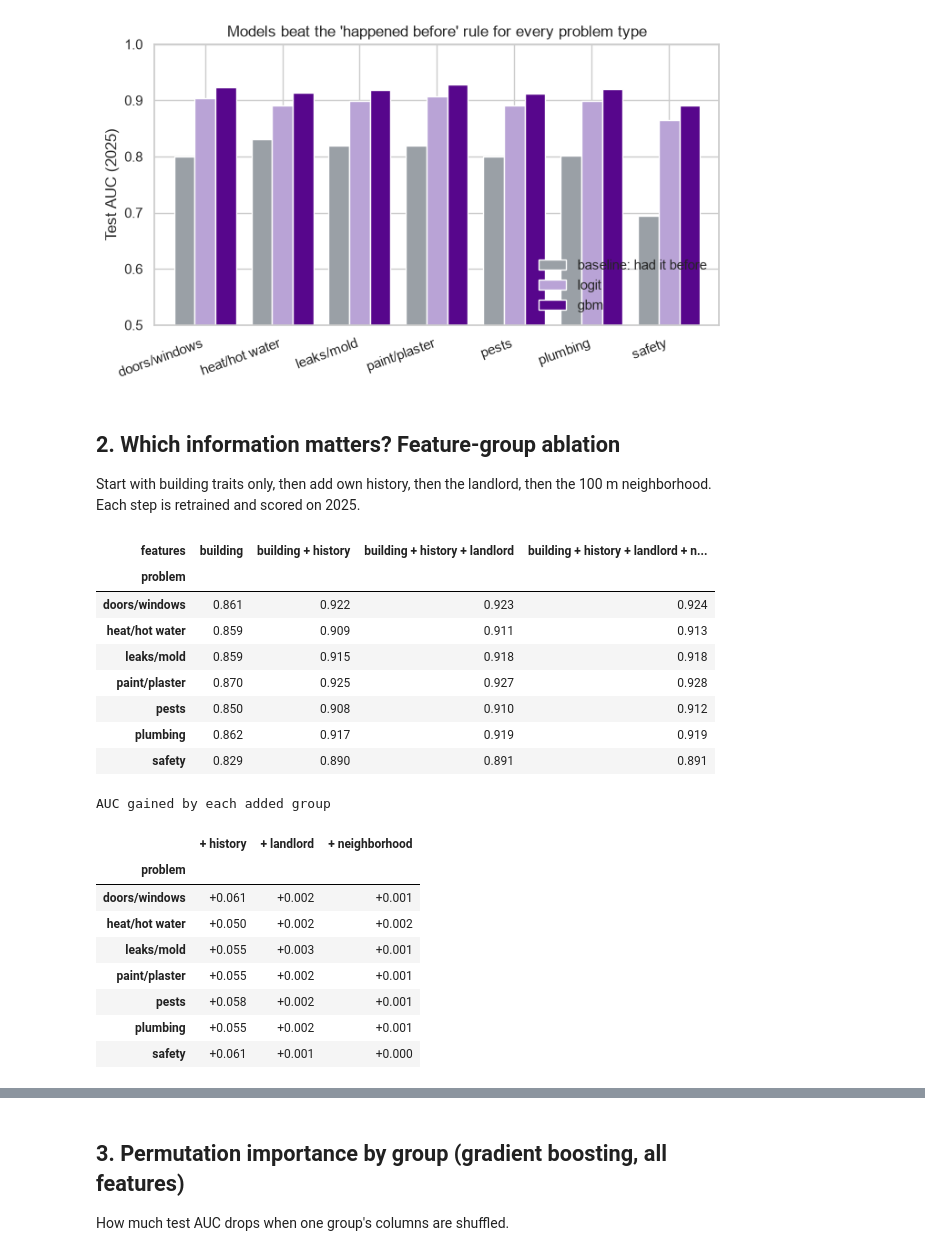
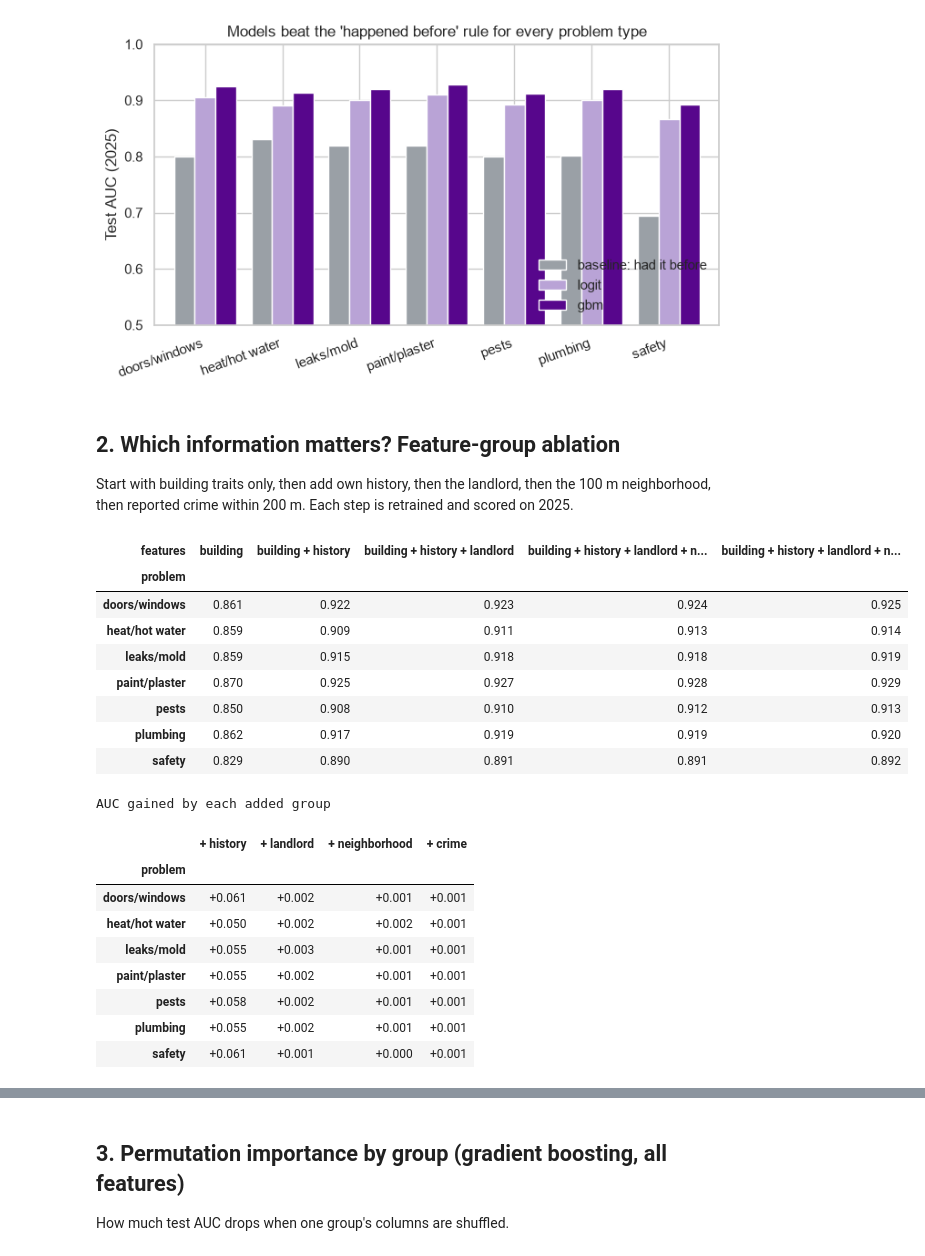
Before and after one commit to Desaiadi/TEAM-BUTA, a Jupyter notebook: know-before-you-rent/notebooks/rent_10_model.ipynb, the cells around one changed output, grey strips where cells are left out. Drawn from its saved outputs; the diff is of its cells as text; code cells hidden in the pictures.

Commit message:
Add crime-within-200 m features and retrain models

```diff
--- a/know-before-you-rent/notebooks/rent_10_model.ipynb
+++ b/know-before-you-rent/notebooks/rent_10_model.ipynb
@@ -73,35 +73,35 @@ save(fig, "rent10a_model_comparison")
 [figure]
 # %% [markdown]
 ## 2. Which information matters? Feature-group ablation
-Start with building traits only, then add own history, then the landlord, then the 100 m neighborhood. Each step is retrained and scored on 2025.
+Start with building traits only, then add own history, then the landlord, then the 100 m neighborhood, then reported crime within 200 m. Each step is retrained and scored on 2025.
 # %%
 abl = M.ablation(train, test)
 abl_auc = abl.pivot(index="problem", columns="features", values="auc")
 abl_auc = abl_auc[sorted(abl_auc.columns, key=len)]
 display(abl_auc.style.format("{:.3f}").background_gradient(cmap="Purples", axis=1))
 gain = abl_auc.diff(axis=1).iloc[:, 1:]
-gain.columns = ["+ history", "+ landlord", "+ neighborhood"]
+gain.columns = ["+ " + c.split(" + ")[-1] for c in gain.columns]
 gain.style.format("{:+.3f}").set_caption("AUC gained by each added group")
 # %% [output]
-| features | building | building + history | building + history + landlord | building + history + landlord + n... |
-| problem |  |  |  |  |
-| doors/windows | 0.861 | 0.922 | 0.923 | 0.924 |
-| heat/hot water | 0.859 | 0.909 | 0.911 | 0.913 |
-| leaks/mold | 0.859 | 0.915 | 0.918 | 0.918 |
-| paint/plaster | 0.870 | 0.925 | 0.927 | 0.928 |
-| pests | 0.850 | 0.908 | 0.910 | 0.912 |
-| plumbing | 0.862 | 0.917 | 0.919 | 0.919 |
-| safety | 0.829 | 0.890 | 0.891 | 0.891 |
+| features | building | building + history | building + history + landlord | building + history + landlord + n... | building + history + landlord + n... |
+| problem |  |  |  |  |  |
+| doors/windows | 0.861 | 0.922 | 0.923 | 0.924 | 0.925 |
+| heat/hot water | 0.859 | 0.909 | 0.911 | 0.913 | 0.914 |
+| leaks/mold | 0.859 | 0.915 | 0.918 | 0.918 | 0.919 |
+| paint/plaster | 0.870 | 0.925 | 0.927 | 0.928 | 0.929 |
+| pests | 0.850 | 0.908 | 0.910 | 0.912 | 0.913 |
+| plumbing | 0.862 | 0.917 | 0.919 | 0.919 | 0.920 |
+| safety | 0.829 | 0.890 | 0.891 | 0.891 | 0.892 |
 AUC gained by each added group
-|  | + history | + landlord | + neighborhood |
-| problem |  |  |  |
-| doors/windows | +0.061 | +0.002 | +0.001 |
-| heat/hot water | +0.050 | +0.002 | +0.002 |
-| leaks/mold | +0.055 | +0.003 | +0.001 |
-| paint/plaster | +0.055 | +0.002 | +0.001 |
-| pests | +0.058 | +0.002 | +0.001 |
-| plumbing | +0.055 | +0.002 | +0.001 |
-| safety | +0.061 | +0.001 | +0.000 |
+|  | + history | + landlord | + neighborhood | + crime |
+| problem |  |  |  |  |
+| doors/windows | +0.061 | +0.002 | +0.001 | +0.001 |
+| heat/hot water | +0.050 | +0.002 | +0.002 | +0.001 |
+| leaks/mold | +0.055 | +0.003 | +0.001 | +0.001 |
+| paint/plaster | +0.055 | +0.002 | +0.001 | +0.001 |
+| pests | +0.058 | +0.002 | +0.001 | +0.001 |
+| plumbing | +0.055 | +0.002 | +0.001 | +0.001 |
+| safety | +0.061 | +0.001 | +0.000 | +0.001 |
 # %%
 fig, ax = plt.subplots(figsize=(8.5, 4))
 for (problem, row), color in zip(abl_auc.iterrows(), sns.color_palette("Purples_r", len(abl_auc))):
```
Also changed, not shown: parts of 6 cells of this notebook, 8 other files.
